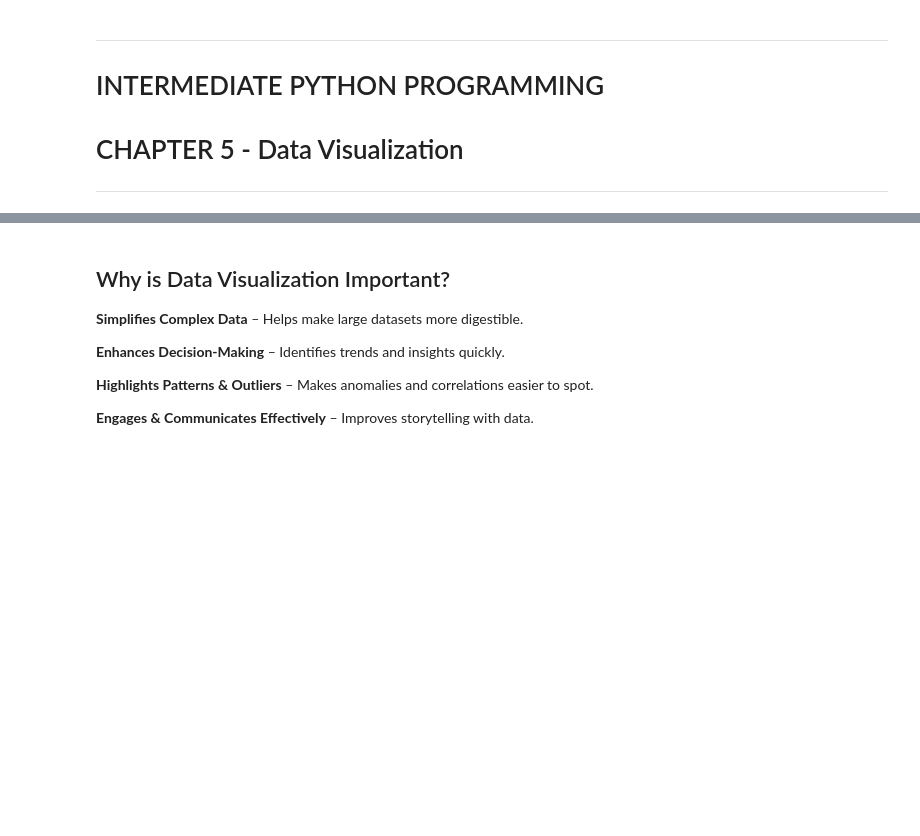
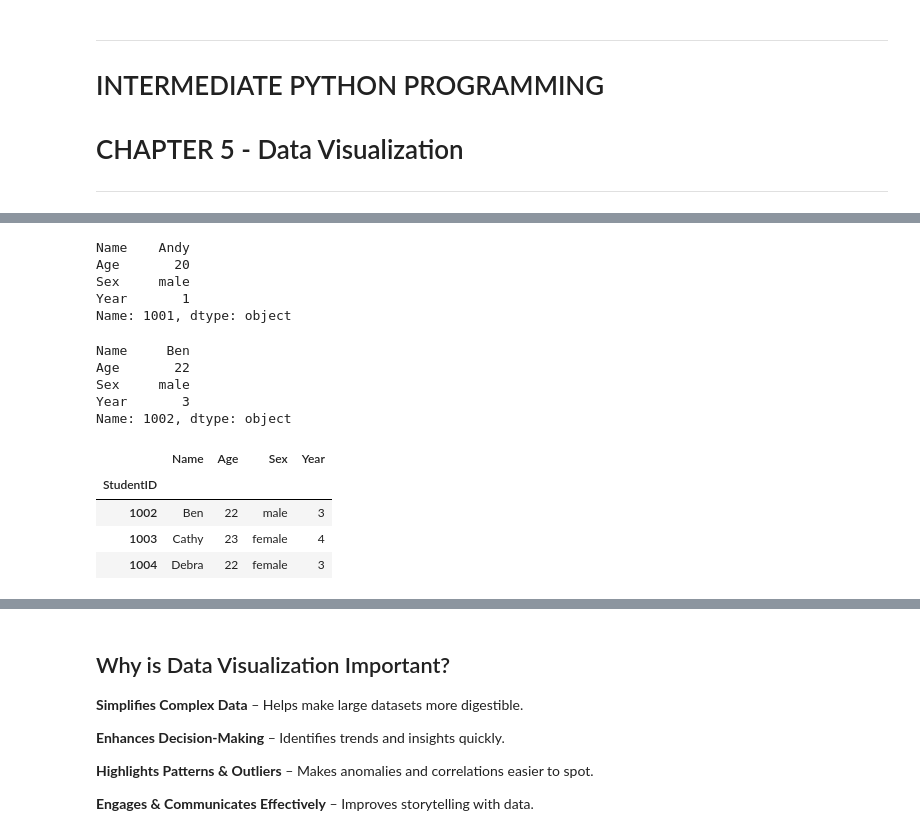
Before and after one commit to ngsanluk/pdp-python-inter, a Jupyter notebook: C05.ipynb, the cells around one changed output, grey strips where cells are left out. Saved outputs shown, nothing was run; the diff lists cells and outputs as text; code cells hidden in the pictures; blank space fills up the shorter version.

```diff
--- a/C05.ipynb
+++ b/C05.ipynb
@@ -25,3 +90,27 @@ Many Dev Tools come with built-in AI features.  Some already have generative AI
+# %%
+students.loc["1001"]
+# %% [output]
+Name    Andy
+Age       20
+Sex     male
+Year       1
+Name: 1001, dtype: object
+# %%
+students.iloc[1]
+# %% [output]
+Name     Ben
+Age       22
+Sex     male
+Year       3
+Name: 1002, dtype: object
+# %%
+students.loc["1002":"1004"]
+# %% [output]
+|  | Name | Age | Sex | Year |
+| StudentID |  |  |  |  |
+| 1002 | Ben | 22 | male | 3 |
+| 1003 | Cathy | 23 | female | 4 |
+| 1004 | Debra | 22 | female | 3 |
 # %% [markdown]
 # WHAT IS DATA VISUALIZATION?
 
```
Also changed, not shown: parts of 9 cells of this notebook, 1 other file.
